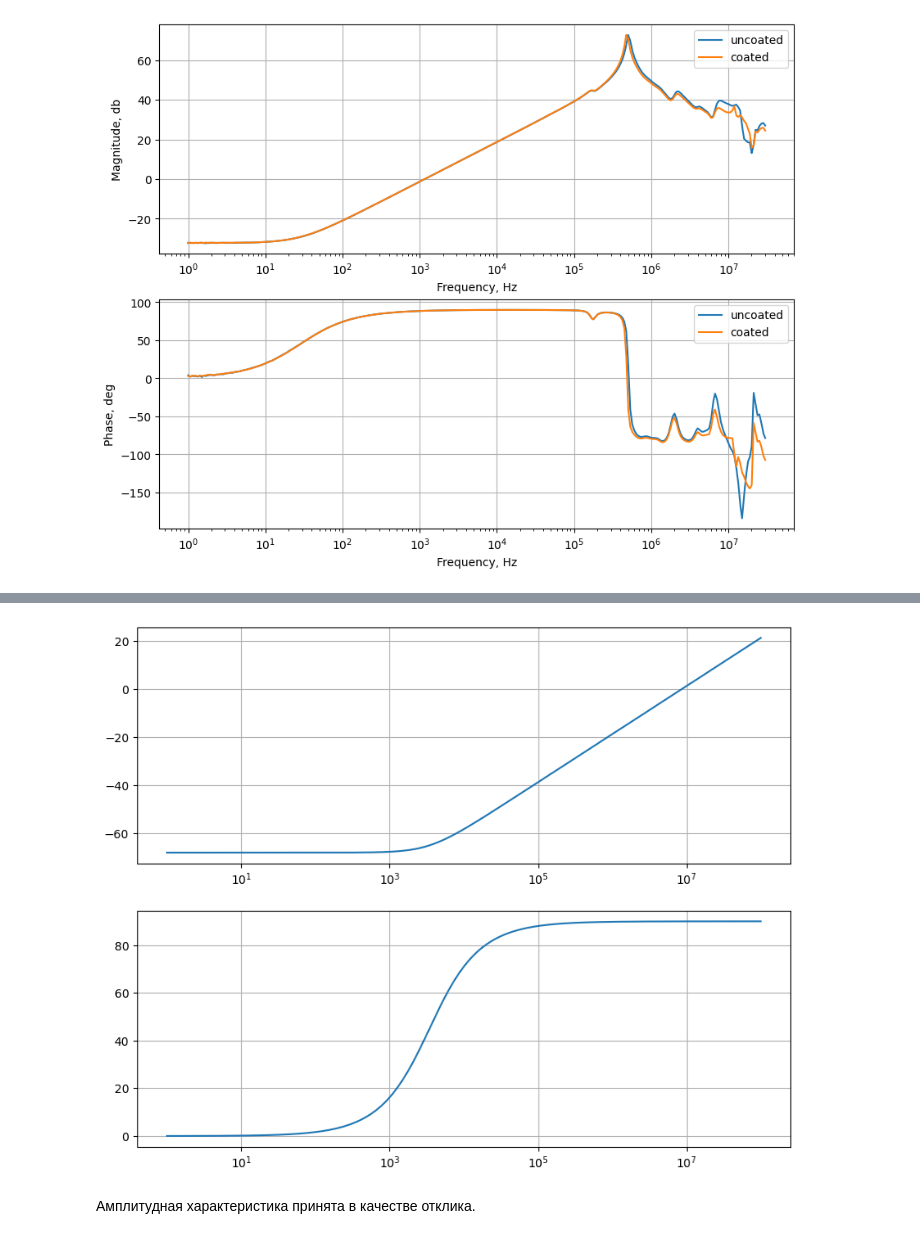
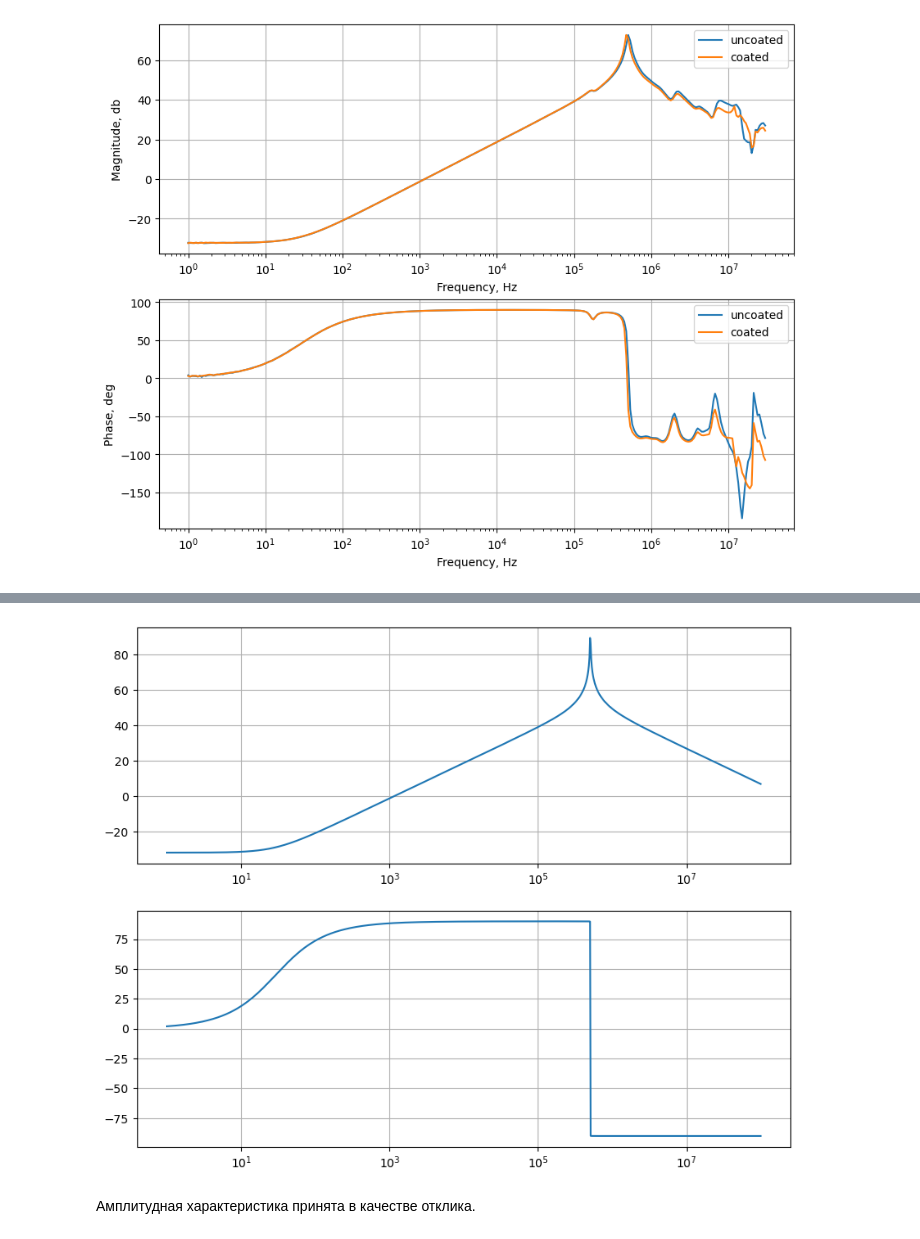
Before and after one commit to romangorbunov91/frequency-models, a Jupyter notebook: notebook.ipynb, the cells around one changed output, grey strips where cells are left out. Saved outputs shown, nothing was run; the diff lists cells and outputs as text; code cells hidden in the pictures.

```diff
--- a/notebook.ipynb
+++ b/notebook.ipynb
@@ -55,9 +55,9 @@ plt.show()
 # %%
 # Parameters.
 L_b = 136e-6
-r_b = 0.02
-C_b = 400e-12
-R_b = 5e3
+r_b = 0.025
+C_b = 725e-12
+R_b = 6e3
 # %%
 def reactor_model(freq, L, r, C):
     s = 1j * 2 * np.pi * freq
@@ -66,12 +66,34 @@ def reactor_model(freq, L, r, C):
     C *= C_b
     # Complex gain.
     #gain_comp = (1 /(s*C) * (r + s*L) / (1 /(s*C) + (r + s*L)) * R) / (1 /(s*C) * (r + s*L) / (1 /(s*C) + (r + s*L)) + R)
-    gain_comp = 1 /(s*C) * (r + s*L) / (1 /(s*C) + (r + s*L))
+    #gain_comp = 1 /(s*C) * (r + s*L) / (1 /(s*C) + (r + s*L))
+    gain_comp = (r + s*L) / (1 + (s*C)*(r + s*L))
     #gain_comp = r + s*L
     #gain_comp = R /(s*C) / (R + 1/(s*C)) * (r + s*L) / (R /(s*C) / (R + 1/(s*C)) + (r + s*L))
 
     # Magnitude.
     gain_abs = 20*np.log10(np.abs(gain_comp))
+    #gain_abs = np.abs(gain_comp)
     gain_phase = np.unwrap(np.angle(gain_comp))*180/np.pi
 
     return [gain_abs, gain_phase]
+# %%
+N_DATA = 0
+user_fontsize = 14
+
+L_sel = 1.0
+r_sel = 1.0
+C_sel = 1.0
+# %%
+fig, axs = plt.subplots(nrows=2, ncols=1, figsize=(12, 8))
+abs_phase_dataset = reactor_model(data[N_DATA][:, var.freq.value], L_sel, r_sel, C_sel)
+
+for idx, ax in enumerate(axs):
+    ax.plot(data[N_DATA][:, var.freq.value], data[N_DATA][:, idx + 1], label=file_name)
+    ax.plot(data[N_DATA][:, var.freq.value], abs_phase_dataset[idx], '--', label=file_name + ' (model)')
+    ax.set_xlabel('Frequency, Hz', fontsize=user_fontsize)
+    ax.set_ylabel(user_ylabel[idx], fontsize=user_fontsize)
+    ax.axes.grid(True)
+    ax.set_xscale('log')
+    ax.legend()
+plt.show()
@@ -78,20 +102,20 @@ def reactor_model(freq, L, r, C):
 # %%
 # Create frequency array.
 N = int(1e3)
 f_min = 1
 f_max = 100e6
 freq = np.logspace(np.log10(f_min), np.log10(f_max), N)
 
-abs_phase_dataset = reactor_model(freq, L_b, r_b, C_b)#, R)
+abs_phase_dataset = reactor_model(freq, L_sel, r_sel, C_sel)#, R)
 
 fig, axs = plt.subplots(nrows=2, ncols=1, figsize=(10, 8))
 for idx in range(2):
     axs[idx].plot(freq, abs_phase_dataset[idx])
     axs[idx].axes.grid(True)
     axs[idx].set_xscale('log')
 plt.show()
 # %% [output]
-[figure, old version]
+[figure, new version]
 # %% [markdown]
 Амплитудная характеристика принята в качестве отклика.
 # %%
```
Also changed, not shown: parts of 6 cells of this notebook.
